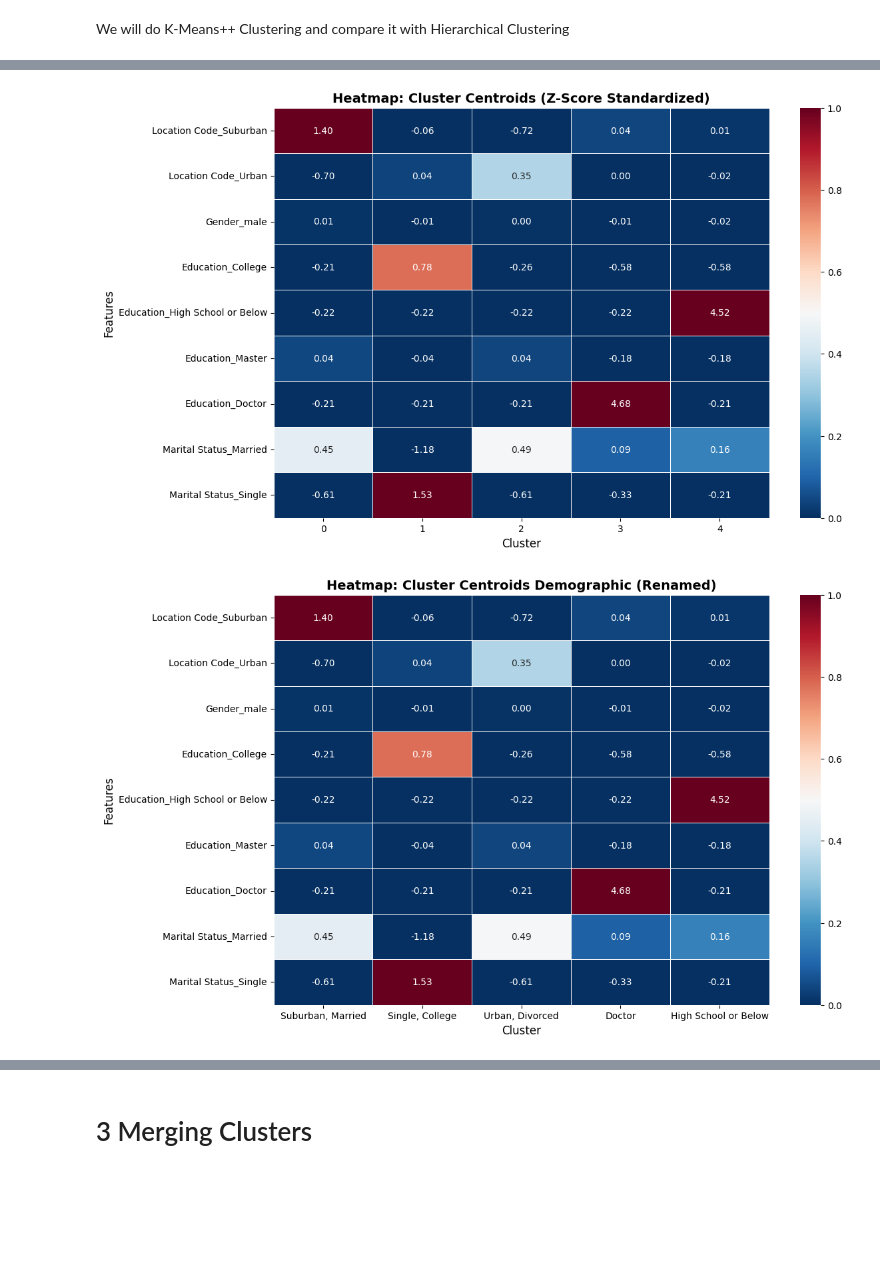
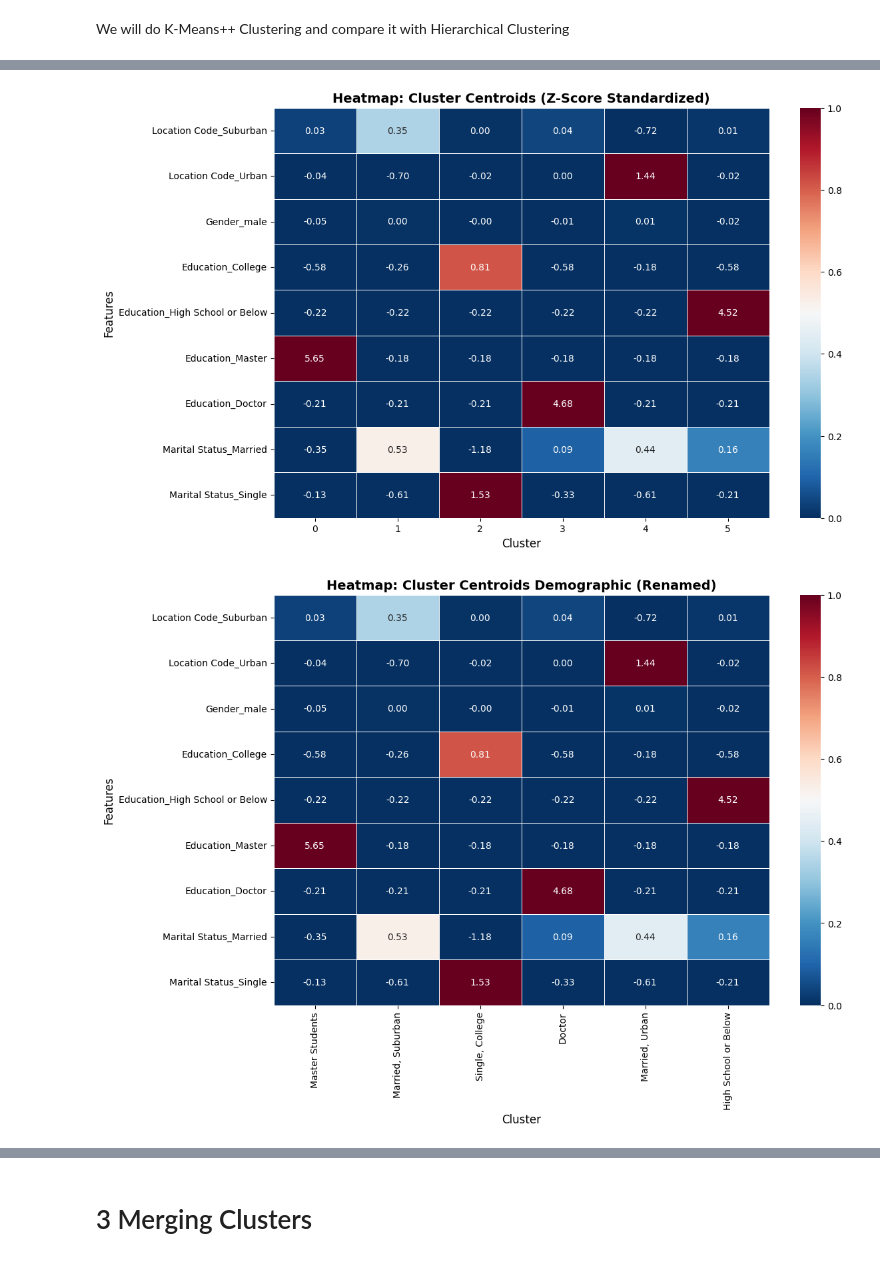
Before and after one commit to Mehmet1700/DataMining2025, a Jupyter notebook: submission2/01_Clustering.ipynb, the cells around one changed output, grey strips where cells are left out. Saved outputs shown, nothing was run; the diff lists cells and outputs as text; code cells hidden in the pictures; blank space fills up the shorter version.

```diff
--- a/submission2/01_Clustering.ipynb
+++ b/submission2/01_Clustering.ipynb
@@ -850,6 +1057,6 @@ Based on the evaluation metrics and visualizations, we decided to proceed with K
 # %%
 # 1. Perform final clustering
-k_best_demo = 5
+k_best_demo = 6
 
 kmeans_demo = KMeans(n_clusters=k_best_demo, init='k-means++', n_init=20, random_state=42)
 
@@ -920,41 +1129,42 @@ plt.xlabel('Cluster', fontsize=12)
 plt.ylabel('Features', fontsize=12)
 plt.show()
 # %% [output]
-[figure, old version]
+[figure, new version]
 # %%
 # --- Visualization 2: Heatmap of Centroids (Renamed) ---
 plt.figure(figsize=(12, 8))
 
 # Rename clusters
 df_centroids_demo_renamed = df_centroids_demo.rename(index={
-    0: 'Suburban, Married',
-    1: 'Single, College' ,
-    2: 'Urban, Divorced',
+    0: 'Master Students',
+    1: 'Married, Suburban',
+    2: 'Single, College',
     3: 'Doctor',
-    4: 'High School or Below'
+    4: 'Married, Urban',
+    5: 'High School or Below'
 })
 
 # Prepare data: Features as rows
 df_plot = df_centroids_demo_renamed.T
 
 # Transpose (T) so that features are on the Y-axis
 sns.heatmap(
     df_plot,
     cmap='RdBu_r',  # Red-Blue colormap (good for deviations from the mean)
     center=0.5,     # Centered at 0.5 for standardized data
     annot=True,     # Show values
     fmt='.2f',      # 2 decimal places
     linewidths=.5,
     vmin=0,         # Minimum at 0
     vmax=1          # Maximum at 1
 )
 
 plt.title('Heatmap: Cluster Centroids Demographic (Renamed)', fontsize=14, fontweight='bold')
 plt.xlabel('Cluster', fontsize=12)
 plt.ylabel('Features', fontsize=12)
 plt.show()
 # %% [output]
-[figure, old version]
+[figure, new version]
 # %%
 # Define cluster names
 demo_cluster_names = {
```
Also changed, not shown: parts of 19 cells of this notebook, 1 other file.
